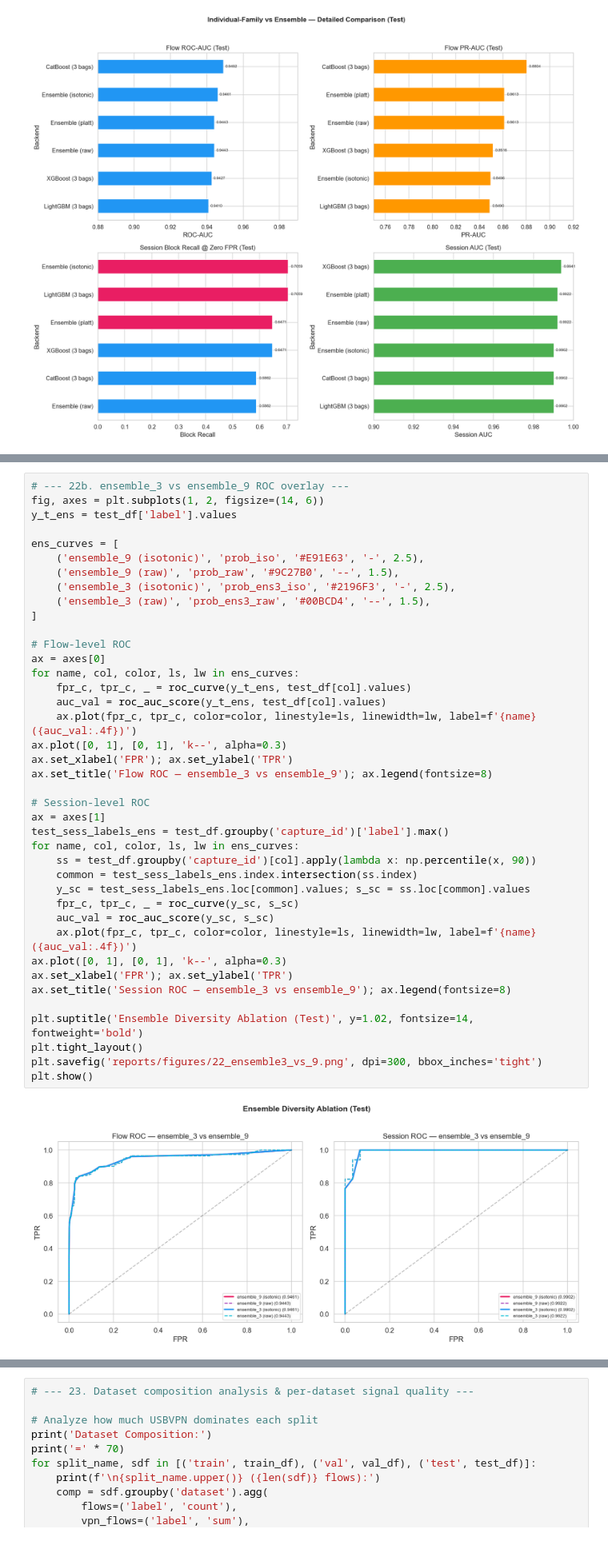
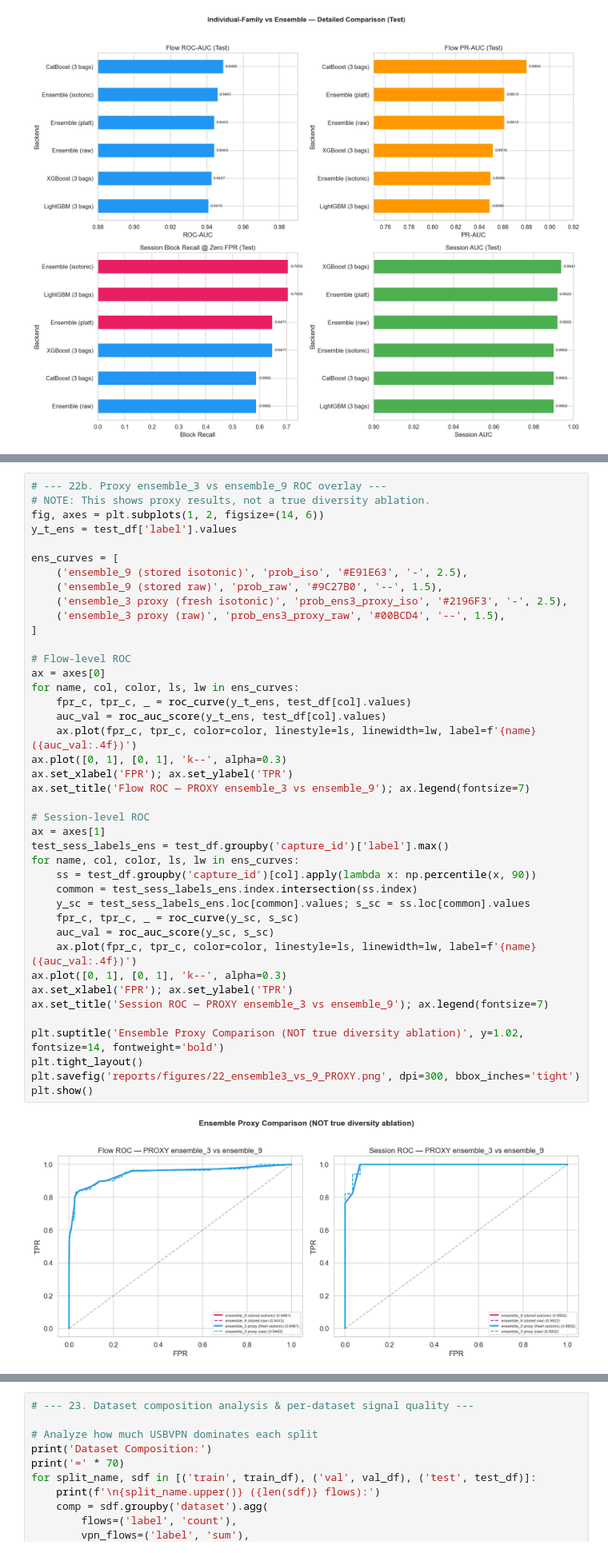
Before and after one commit to MalinaDumitrescu/ai-vpn-firewall, a Jupyter notebook: notebooks/29_firewall_ensemble_evaluation.ipynb, the cells around one changed output, grey strips where cells are left out. Shown at 80% size. Cells and saved outputs as stored; diff of their text form.

```diff
--- a/notebooks/29_firewall_ensemble_evaluation.ipynb
+++ b/notebooks/29_firewall_ensemble_evaluation.ipynb
@@ -1513,43 +1594,44 @@ Block FPR:     ens_9=0.0000  ens_3=0.0000
 # %%
-# --- 22b. ensemble_3 vs ensemble_9 ROC overlay ---
+# --- 22b. Proxy ensemble_3 vs ensemble_9 ROC overlay ---
+# NOTE: This shows proxy results, not a true diversity ablation.
 fig, axes = plt.subplots(1, 2, figsize=(14, 6))
 y_t_ens = test_df['label'].values
 
 ens_curves = [
-    ('ensemble_9 (isotonic)', 'prob_iso', '#E91E63', '-', 2.5),
-    ('ensemble_9 (raw)', 'prob_raw', '#9C27B0', '--', 1.5),
-    ('ensemble_3 (isotonic)', 'prob_ens3_iso', '#2196F3', '-', 2.5),
-    ('ensemble_3 (raw)', 'prob_ens3_raw', '#00BCD4', '--', 1.5),
+    ('ensemble_9 (stored isotonic)', 'prob_iso', '#E91E63', '-', 2.5),
+    ('ensemble_9 (stored raw)', 'prob_raw', '#9C27B0', '--', 1.5),
+    ('ensemble_3 proxy (fresh isotonic)', 'prob_ens3_proxy_iso', '#2196F3', '-', 2.5),
+    ('ensemble_3 proxy (raw)', 'prob_ens3_proxy_raw', '#00BCD4', '--', 1.5),
 ]
 
 # Flow-level ROC
 ax = axes[0]
 for name, col, color, ls, lw in ens_curves:
     fpr_c, tpr_c, _ = roc_curve(y_t_ens, test_df[col].values)
     auc_val = roc_auc_score(y_t_ens, test_df[col].values)
     ax.plot(fpr_c, tpr_c, color=color, linestyle=ls, linewidth=lw, label=f'{name} ({auc_val:.4f})')
 ax.plot([0, 1], [0, 1], 'k--', alpha=0.3)
 ax.set_xlabel('FPR'); ax.set_ylabel('TPR')
-ax.set_title('Flow ROC — ensemble_3 vs ensemble_9'); ax.legend(fontsize=8)
+ax.set_title('Flow ROC — PROXY ensemble_3 vs ensemble_9'); ax.legend(fontsize=7)
 
 # Session-level ROC
 ax = axes[1]
 test_sess_labels_ens = test_df.groupby('capture_id')['label'].max()
 for name, col, color, ls, lw in ens_curves:
     ss = test_df.groupby('capture_id')[col].apply(lambda x: np.percentile(x, 90))
     common = test_sess_labels_ens.index.intersection(ss.index)
     y_sc = test_sess_labels_ens.loc[common].values; s_sc = ss.loc[common].values
     fpr_c, tpr_c, _ = roc_curve(y_sc, s_sc)
     auc_val = roc_auc_score(y_sc, s_sc)
     ax.plot(fpr_c, tpr_c, color=color, linestyle=ls, linewidth=lw, label=f'{name} ({auc_val:.4f})')
 ax.plot([0, 1], [0, 1], 'k--', alpha=0.3)
 ax.set_xlabel('FPR'); ax.set_ylabel('TPR')
-ax.set_title('Session ROC — ensemble_3 vs ensemble_9'); ax.legend(fontsize=8)
+ax.set_title('Session ROC — PROXY ensemble_3 vs ensemble_9'); ax.legend(fontsize=7)
 
-plt.suptitle('Ensemble Diversity Ablation (Test)', y=1.02, fontsize=14, fontweight='bold')
+plt.suptitle('Ensemble Proxy Comparison (NOT true diversity ablation)', y=1.02, fontsize=14, fontweight='bold')
 plt.tight_layout()
-plt.savefig('reports/figures/22_ensemble3_vs_9.png', dpi=300, bbox_inches='tight')
+plt.savefig('reports/figures/22_ensemble3_vs_9_PROXY.png', dpi=300, bbox_inches='tight')
 plt.show()
 # %% [output]
-[figure, old version]
+[figure, new version]
 # %% [markdown]
```
Also changed, not shown: parts of 23 cells of this notebook.
